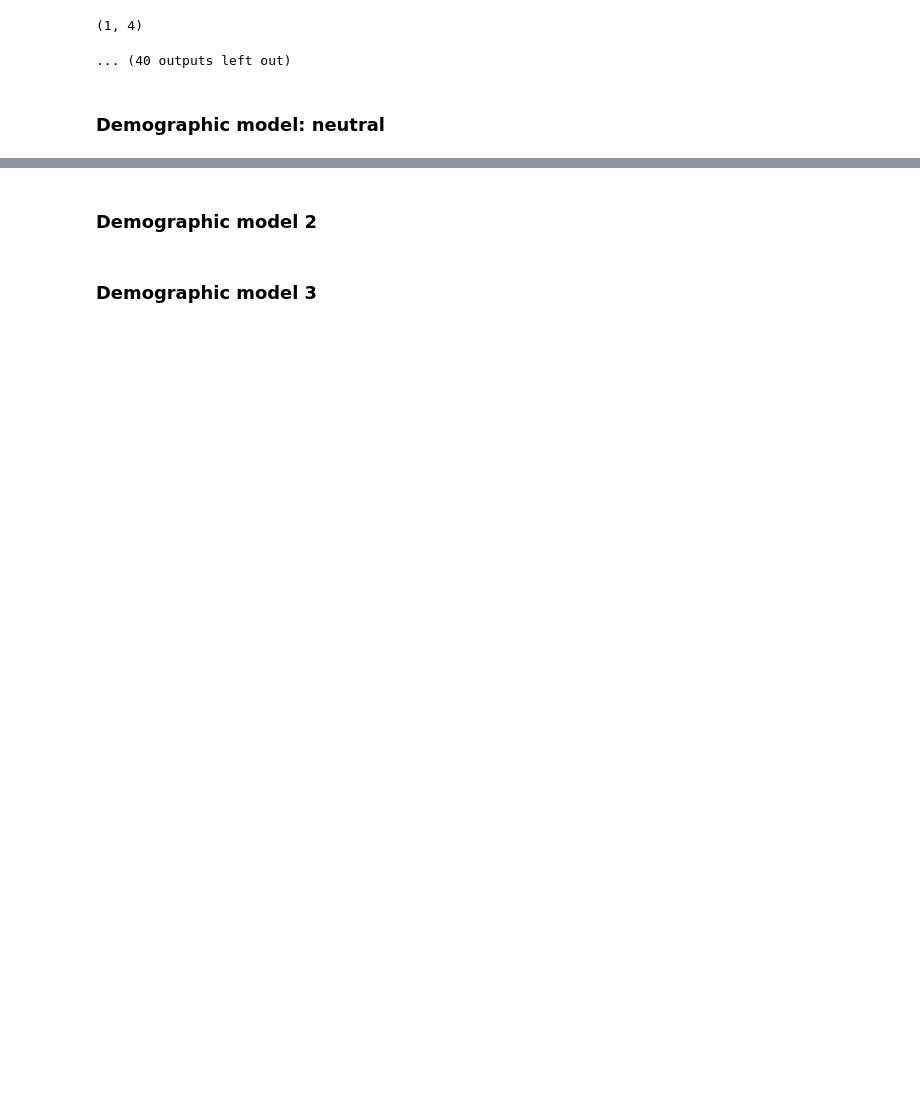
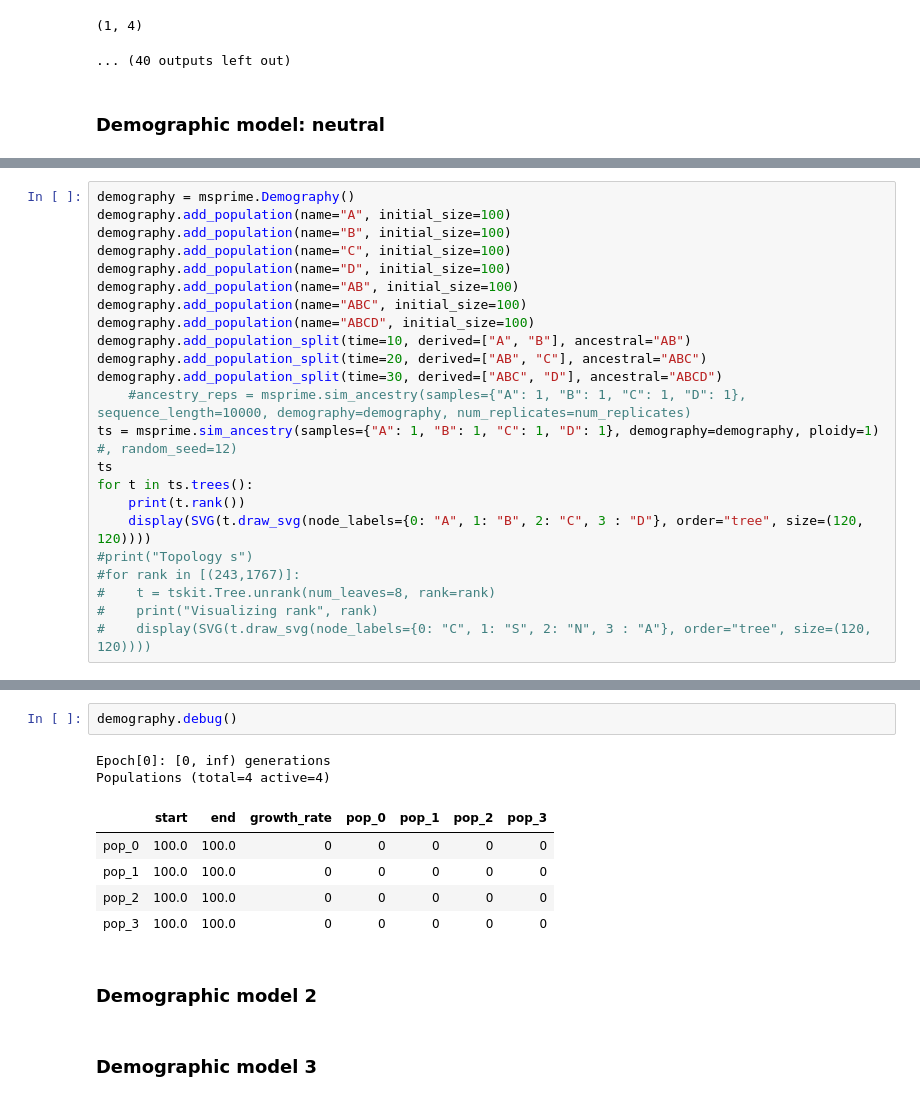
Before and after one commit to DaSh-bash/LittorinaBrooding, a Jupyter notebook: Twisst'n'Tern.ipynb, the cells around one changed output, grey strips where cells are left out. Cells and saved outputs as stored; diff of their text form; blank space fills up the shorter version.

```diff
--- a/Twisst'n'Tern.ipynb
+++ b/Twisst'n'Tern.ipynb
@@ -397,0 +561,23 @@ Populations (total=3 active=1)
+# %%
+demography = msprime.Demography()
+demography.add_population(name="A", initial_size=100)
+demography.add_population(name="B", initial_size=100)
+demography.add_population(name="C", initial_size=100)
+demography.add_population(name="D", initial_size=100)
+demography.add_population(name="AB", initial_size=100)
+demography.add_population(name="ABC", initial_size=100)
+demography.add_population(name="ABCD", initial_size=100)
+demography.add_population_split(time=10, derived=["A", "B"], ancestral="AB")
+demography.add_population_split(time=20, derived=["AB", "C"], ancestral="ABC")
+demography.add_population_split(time=30, derived=["ABC", "D"], ancestral="ABCD")
+    #ancestry_reps = msprime.sim_ancestry(samples={"A": 1, "B": 1, "C": 1, "D": 1}, sequence_length=10000, demography=demography, num_replicates=num_replicates)
+ts = msprime.sim_ancestry(samples={"A": 1, "B": 1, "C": 1, "D": 1}, demography=demography, ploidy=1) #, random_seed=12)
+ts
+for t in ts.trees():
+    print(t.rank())
+    display(SVG(t.draw_svg(node_labels={0: "A", 1: "B", 2: "C", 3 : "D"}, order="tree", size=(120, 120))))
+#print("Topology s")
+#for rank in [(243,1767)]:
+#    t = tskit.Tree.unrank(num_leaves=8, rank=rank)
+#    print("Visualizing rank", rank)
+#    display(SVG(t.draw_svg(node_labels={0: "C", 1: "S", 2: "N", 3 : "A"}, order="tree", size=(120, 120))))
@@ -398,3 +615,13 @@ Populations (total=3 active=1)
+# %%
+demography.debug()
+# %% [output]
+Epoch[0]: [0, inf) generations
+Populations (total=4 active=4)
+|  | start | end | growth_rate | pop_0 | pop_1 | pop_2 | pop_3 |
+| pop_0 | 100.0 | 100.0 | 0 | 0 | 0 | 0 | 0 |
+| pop_1 | 100.0 | 100.0 | 0 | 0 | 0 | 0 | 0 |
+| pop_2 | 100.0 | 100.0 | 0 | 0 | 0 | 0 | 0 |
+| pop_3 | 100.0 | 100.0 | 0 | 0 | 0 | 0 | 0 |
 # %% [markdown]
 ### Demographic model 2
 # %% [markdown]
```
Also changed, not shown: parts of 18 cells of this notebook.
